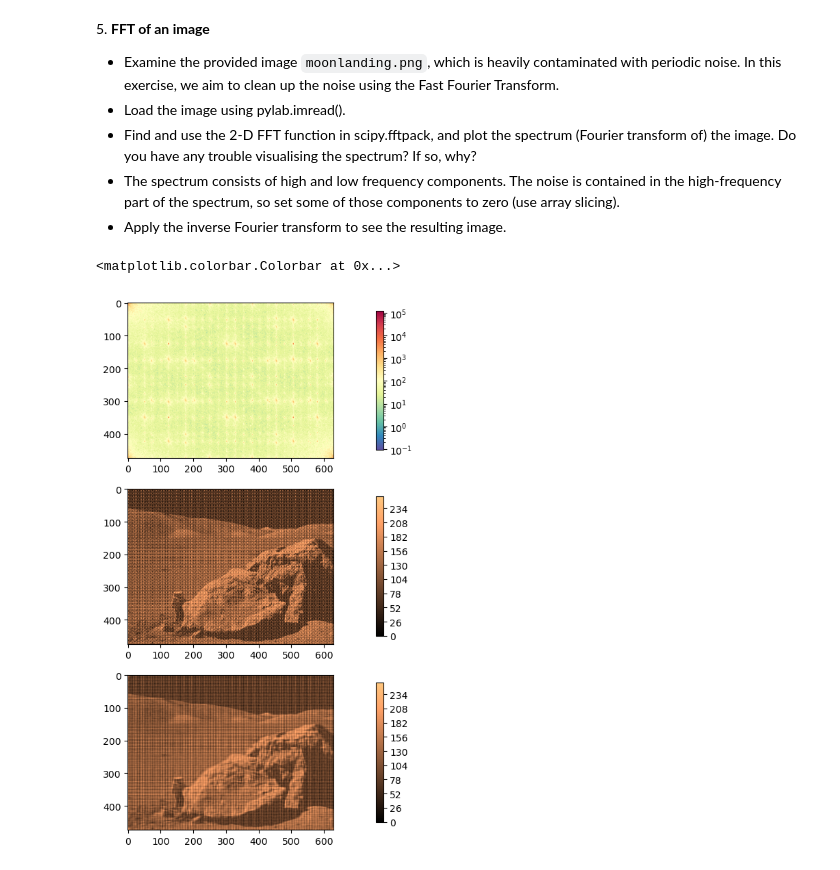
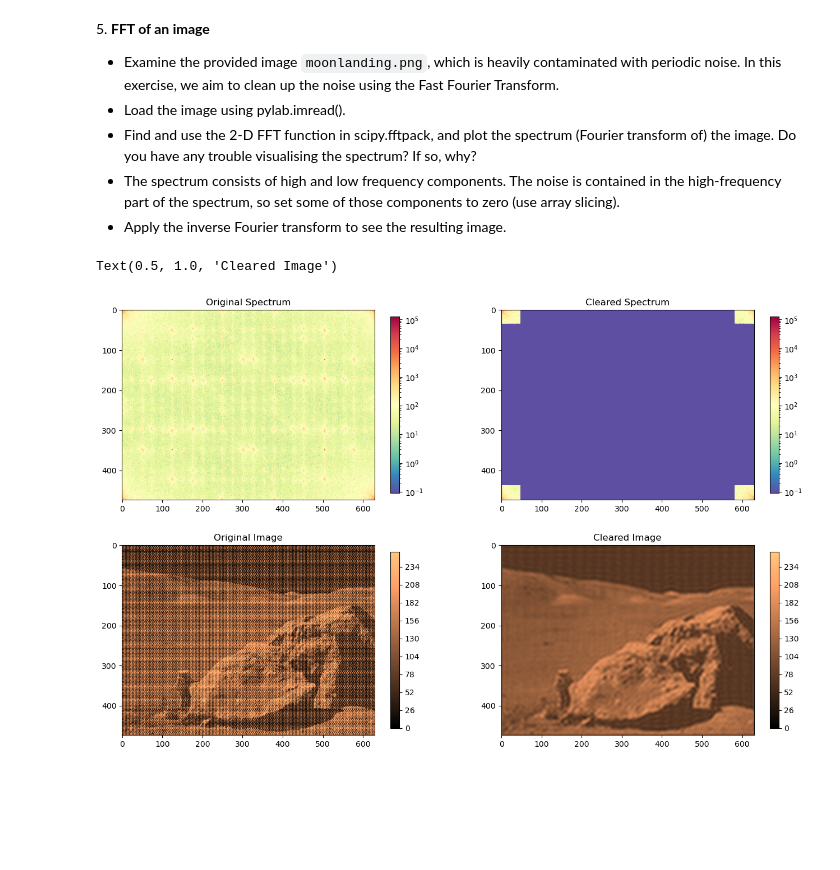
Before and after one commit to LeoPi314/LaboratoryOfComputationalPhysics_Y7, a Jupyter notebook: 09ex_Algorithms.ipynb, the cells around one changed output. Saved outputs shown, nothing was run; the diff lists cells and outputs as text; code cells hidden in the pictures; blank space fills up the shorter version.

```diff
--- a/09ex_Algorithms.ipynb
+++ b/09ex_Algorithms.ipynb
@@ -284,28 +284,29 @@ transf = np.abs(c_transf)
 # ax.imshow( transf , cmap = 'Spectral_r' , norm = mpc.LogNorm(vmin=transf.min(), vmax=transf.max(), clip=False ))
 # fig.colorbar(plt.cm.ScalarMappable( norm = mpc.LogNorm(vmin=transf.min(), vmax=transf.max(), clip=False ), cmap='Spectral_r'), ax=ax, shrink=0.67)
 
-# displaying the result of the transformation and sequent operations in 3 rows
-fig, axs= plt.subplots(nrows=3, ncols=1, figsize=(16,10))
+# displaying the result of the transformation and sequent operations in 2 rows and 2 columns
+fig, axs= plt.subplots(nrows=2, ncols=2, figsize=(16,10))
 # first figure
-ax = axs[0]
+ax = axs[0][0]
 # using imshow to display the image (a 2d grid of values), using Logaritmic normalization to visualize hight intensity frequencies
 # making the colormap with mpc
 ax.imshow( transf , cmap = 'Spectral_r' , norm = mpc.LogNorm(vmin=transf.min(), vmax=transf.max(), clip=False ))
 # adding colorbar to the side to the figure, shrinking it to 90% so it is the same dim of the image
 fig.colorbar(plt.cm.ScalarMappable( norm = mpc.LogNorm(vmin=transf.min(), vmax=transf.max(), clip=False ), cmap='Spectral_r'), ax=ax, shrink=0.9)
-# second figure
-ax = axs[1]
+ax.set_title('Original Spectrum')
+
+# third figure
+ax = axs[1][0]
 # displaying the original image with a Normal scaling with copper scale
 ax.imshow( data , cmap = 'copper' , norm = mpc.NoNorm(vmin=data.min(), vmax=data.max(), clip=False ))
 fig.colorbar(plt.cm.ScalarMappable( norm = mpc.NoNorm(vmin=data.min(), vmax=data.max(), clip=False ), cmap='copper'), ax=ax, shrink=0.9)
+ax.set_title('Original Image')
 
-# third figure
-ax = axs[2]
 # hopefully creating a copy of the original
 clear_transf = c_transf
 # setting lower and upper bound for frequency cut
-lower = 0.05
-upper = 0.95
+lower = 0.075
+upper = 0.925
 # creating a list matrix for the upper/lower limits in both dimension to operate the cleaning
 # it is done converting to int the fraction of the lenght of each dimension (N*0.9 is otherwise a float not usable as index)
 limit = [ [int(c_transf.shape[0] * lower) , int(c_transf.shape[0] * upper)] , [int(c_transf.shape[1] * lower) , int(c_transf.shape[1] * upper)] , [int((c_transf.shape[0] + c_transf.shape[1]) * lower) , int((c_transf.shape[0] + c_transf.shape[1]) * upper)] ]
@@ -314,37 +315,52 @@ limit = [ [int(c_transf.shape[0] * lower) , int(c_transf.shape[0] * upper)] , [i
 
 # print(limit, clear_transf.shape)
 
-# imposing the value 30, an avarage value for other frequencies, to the middle cross frequencies
-clear_transf[ limit[0][0] : limit[0][1] , limit[1][0] : limit[1][1] ] = 30.
+# imposing the value 0.01, a low value for other frequencies, to the middle cross frequencies
+clear_transf[ limit[0][0] : limit[0][1] , : ] = 0.01
+clear_transf[ : , limit[1][0] : limit[1][1] ] = 0.01
 
 # imposing the value 0 to the higher frequencies
 # clear_transf[ limit[0][0] : -1 : , limit[1][0] : -1 : ] = 0.
 
 # clear_transf[ clear_transf  < np.power( 10, 1.5 )] = 0.
 # clear_transf[ clear_transf  > np.power( 10, 2. )] = 0.
 # clear_transf[ limit[0][0] : limit[0][1] , 0 : -1 ] = 0.
 # clear_transf[ 0: -1 , limit[1][0] : limit[1][1] ] = 0.
 # for i in range(clear_transf.shape[0]) :
 #     for j in range(clear_transf.shape[1]) :
 #         if ( limit[0][0] <= i <= limit[0][1] ) :
 #             if( limit[1][0] <= j <= limit[1][1]) :
 #                 c_transf[i][j] = 0.
 #             elif ( limit[2][0] <= (i+j) <= limit[2][1] ) :
 #                 c_transf[i][j] = 0.
 #         if ( limit[1][0] <= j <= limit[1][1] ) :
 #             if( limit[0][0] <= i <= limit[0][1]) :
 #                 c_transf[i][j] = 0.
 #             elif ( limit[2][0] <= abs(i-j) <= limit[2][1] ) :
 #                 c_transf[i][j] = 0.
 # clear_transf[ limit[0][0] : limit[0][1] , limit[1][0] : limit[1][1] ][ clear_transf[ limit[0][0] : limit[0][1] , limit[1][0] : limit[1][1] ] < np.power( 10, 1. )] = 0.
 
+
+# second figure
+ax = axs[0][1]
+## using imshow to display the image (a 2d grid of values), using Logaritmic normalization to visualize hight intensity frequencies
+# making the colormap with mpc
+ax.imshow( np.abs(clear_transf) , cmap = 'Spectral_r' , norm = mpc.LogNorm(vmin=transf.min(), vmax=transf.max(), clip=False ))
+# adding colorbar to the side to the figure, shrinking it to 90% so it is the same dim of the image
+fig.colorbar(plt.cm.ScalarMappable( norm = mpc.LogNorm(vmin=transf.min(), vmax=transf.max(), clip=False ), cmap='Spectral_r'), ax=ax, shrink=0.9)
+ax.set_title('Cleared Spectrum')
+
+
+# forth figure
+ax = axs[1][1]
 # reverse transformation done using ifft2 as "inverse 2d fast fourier transform"
 i_transf = dft.ifft2( clear_transf )
 # returning absolute value and getting real number from the complex transform
 clean = np.abs(i_transf)
 # displaying as before
 ax.imshow( clean , cmap = 'copper' , norm = mpc.NoNorm(vmin=clean.min(), vmax=clean.max(), clip=False ))
 fig.colorbar(plt.cm.ScalarMappable( norm = mpc.NoNorm(vmin=clean.min(), vmax=clean.max(), clip=False ), cmap='copper'), ax=ax, shrink=0.9)
+ax.set_title('Cleared Image')
 # %% [output]
-<matplotlib.colorbar.Colorbar at 0x...>
+Text(0.5, 1.0, 'Cleared Image')
-[figure, old version]
+[figure, new version]
```
Also changed, not shown: 2 other files.
